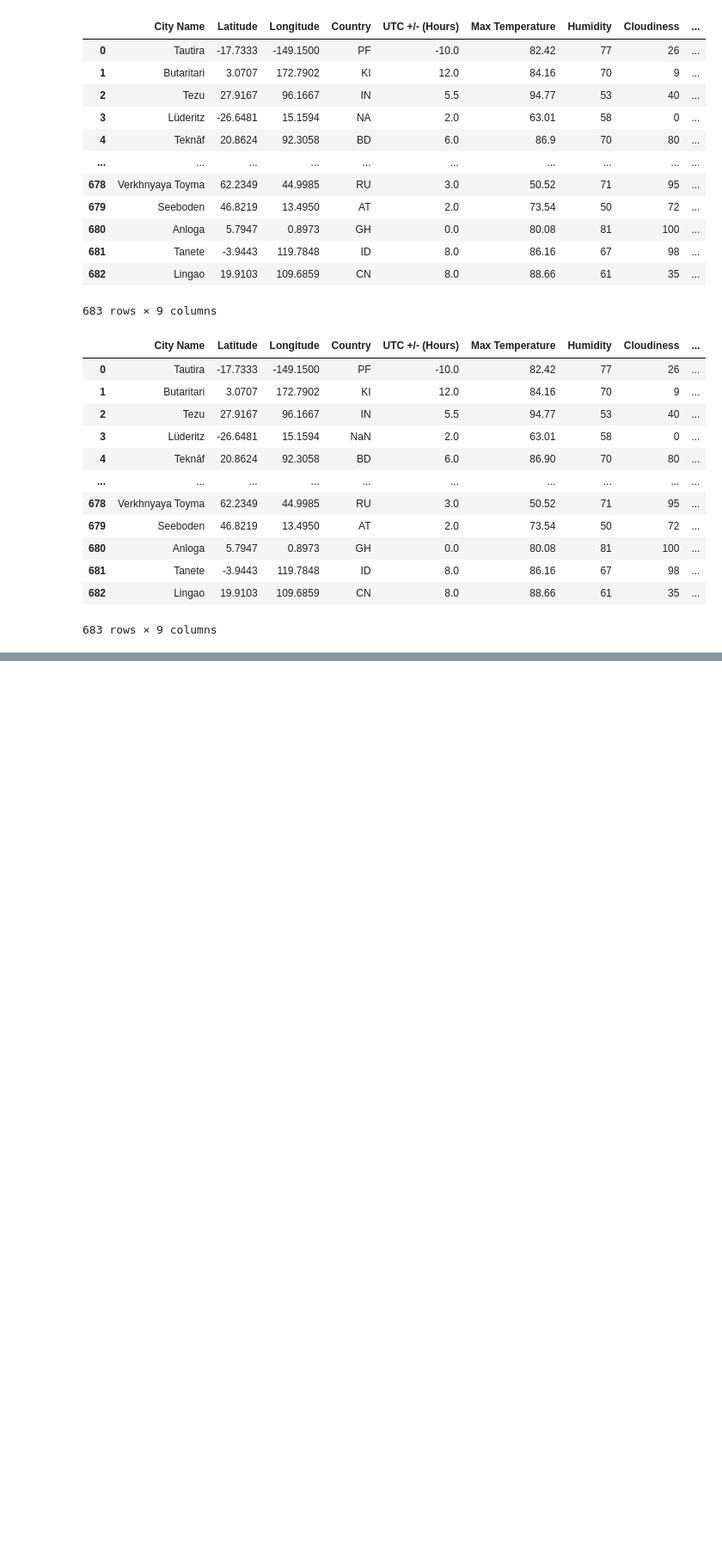
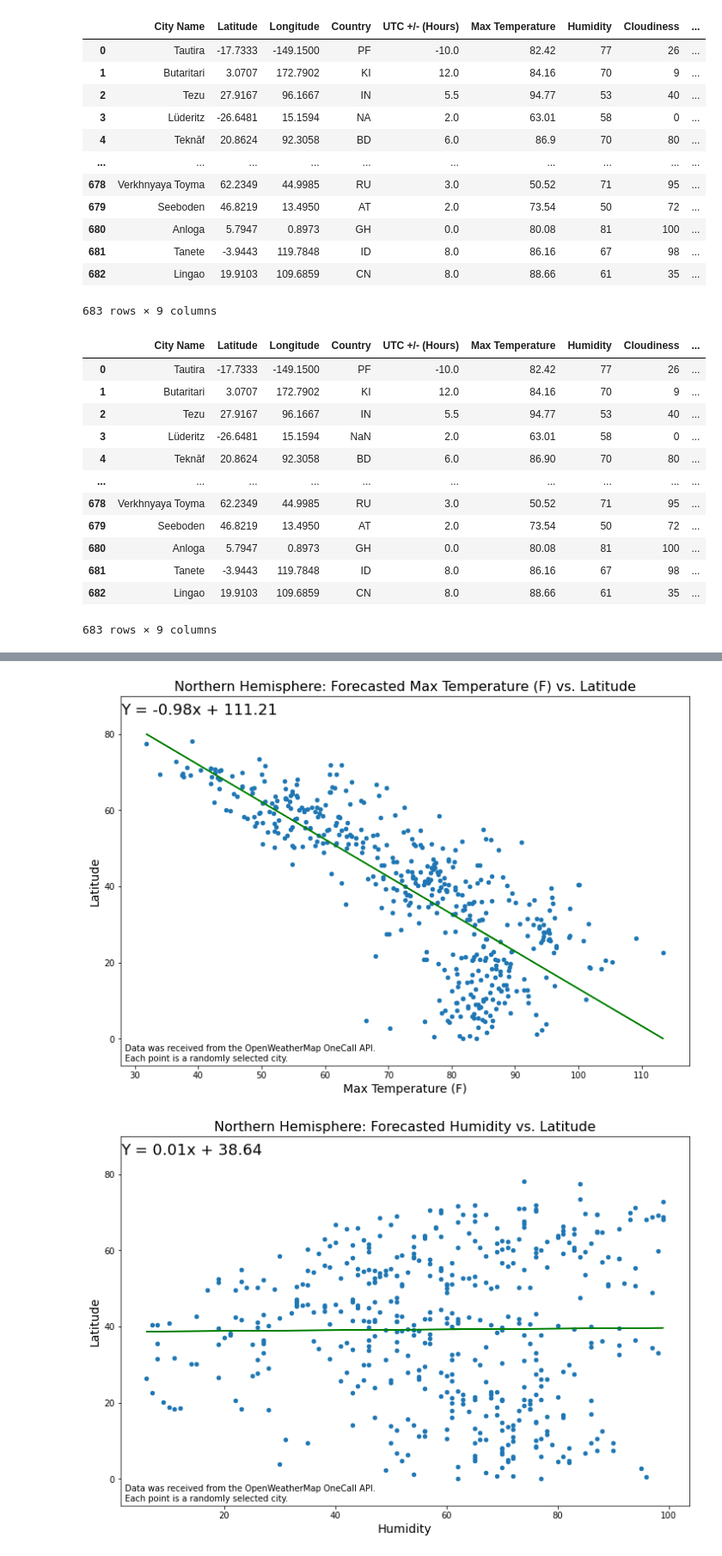
Before and after one commit to ramses93/python-api-challenge, a Jupyter notebook: WeatherPy/WeatherPy.ipynb, the cells around one changed output, grey strips where cells are left out. Shown at 86% size. Cells and saved outputs as stored; diff of their text form; code cells hidden in the pictures; blank space fills up the shorter version.

```diff
--- a/WeatherPy/WeatherPy.ipynb
+++ b/WeatherPy/WeatherPy.ipynb
@@ -219,0 +279,29 @@ city_data
+# %%
+# Northern Hemisphere Visualizations
+
+# Create loop to make plots
+for element in comparelist:
+    # Generate the base plot
+    northern_hemisphere.plot.scatter(element,"Latitude", figsize = (12,8),ylim = (-7,90))
+
+    # perform linear regression and plot the resulting equation
+    varaxis = northern_hemisphere[f"{element}"]
+    (m,b,rvalue,pvalue,stderr) = st.linregress(varaxis,northern_hemisphere["Latitude"])
+    linearfit = m * varaxis + b
+    plt.plot(varaxis,linearfit,'green')
+
+    #Improve the format of the visualization
+    regression = "Y = " + str(round(m,2)) + "x + " + str(round(b,2))
+    plt.annotate(regression,xy=(0,0.95),fontsize = 18,xycoords='axes fraction')
+    plt.title(f'Northern Hemisphere: Forecasted {element} vs. Latitude', fontsize =16)
+    plt.annotate(f'''Data was received from the OpenWeatherMap OneCall API.
+Each point is a randomly selected city.''',xy=(5,5),xycoords="axes pixels",fontsize = 10)
+    plt.xlabel(f'{element}',fontsize=14)
+    plt.ylabel('Latitude',fontsize=14)
+
+    #Save to file
+    imagename = f"..\\Images\\NH_{element}vslat.png"
+    plt.savefig(imagename)
+# %% [output]
+[figure, added]
+[figure, added]
```
Also changed, not shown: parts of 19 cells of this notebook, 12 other files.
